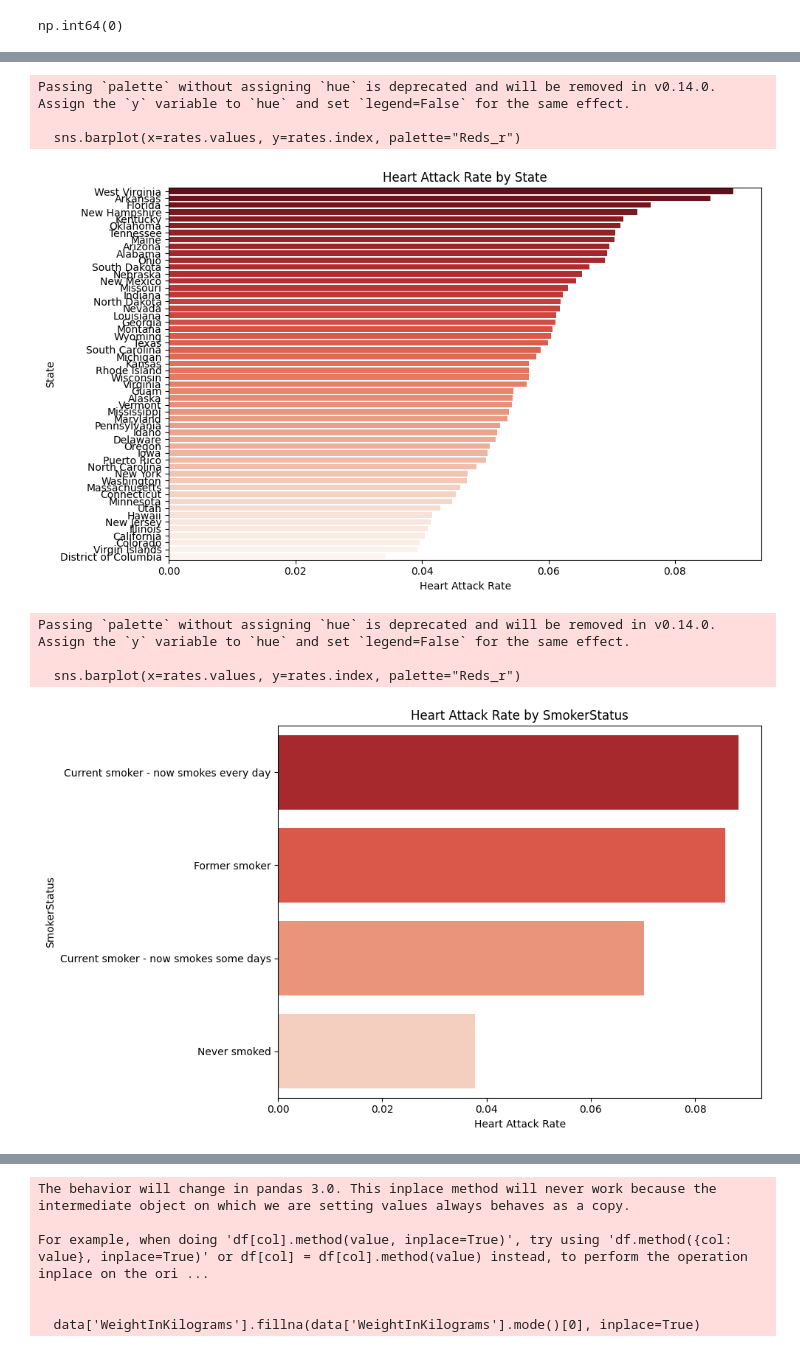
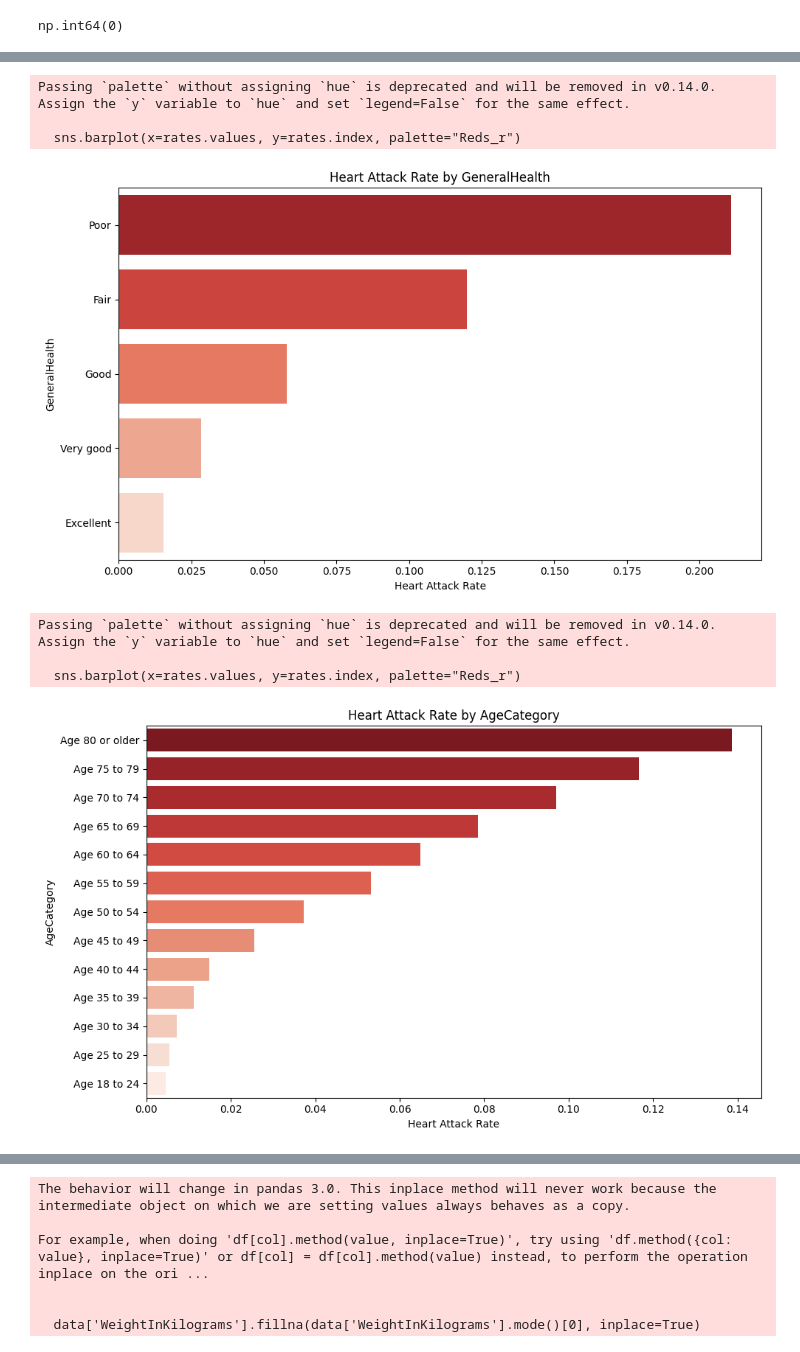
Before and after one commit to am-galal/healthcare-predictive-analytical-application-for-heart-diseases, a Jupyter notebook: Graduation_project.ipynb, the cells around one changed output, grey strips where cells are left out. Cells and saved outputs as stored; diff of their text form; code cells hidden in the pictures.

```diff
--- a/Graduation_project.ipynb
+++ b/Graduation_project.ipynb
@@ -14,5 +12,5 @@ Drive already mounted at /content/drive; to attempt to forcibly remount, call dr
 # %%
-path = "/content/drive/MyDrive/DEPI/graduation project /dataset/heart_2022_with_nans.csv"
+path = "/content/heart_2022_with_nans.csv"
 data=pd.read_csv(path)
 # %%
 data.head()
@@ -52,5 +50,6 @@ np.int64(157)
 # %%
-data=data.drop_duplicates()
+#dop dublicates but keep once
+data.drop_duplicates(inplace=True)
 data.duplicated().sum()
 # %% [output]
 np.int64(0)
@@ -192,0 +225,20 @@ def plot_heart_attack_rate_by(column):
+# %%
+plt.figure(figsize=(12, 6))
+sns.set_style("whitegrid")
+
+barplot = sns.barplot(
+    x='State', y='Rate', data=top_10_states,
+    palette='coolwarm'
+)
+
+plt.xticks(rotation=45)
+
+# Add text labels on top of bars
+for index, value in enumerate(top_10_states['Rate']):
+    plt.text(index, value + 0.3, f"{value:.2f}%", ha='center')
+
+plt.title("Top 10 U.S. States by Heart Attack Rate", fontsize=16)
+plt.xlabel("State")
+plt.ylabel("Heart Attack Rate (%)")
+plt.tight_layout()
+plt.show()
@@ -193,14 +329,14 @@ def plot_heart_attack_rate_by(column):
 # %%
-plot_heart_attack_rate_by("State")
+plot_heart_attack_rate_by("GeneralHealth")
 # %% [output]
 Passing `palette` without assigning `hue` is deprecated and will be removed in v0.14.0. Assign the `y` variable to `hue` and set `legend=False` for the same effect.
 
   sns.barplot(x=rates.values, y=rates.index, palette="Reds_r")
-[figure, old version]
+[figure, new version]
 # %%
-plot_heart_attack_rate_by("SmokerStatus")
+plot_heart_attack_rate_by("AgeCategory")
 # %% [output]
 Passing `palette` without assigning `hue` is deprecated and will be removed in v0.14.0. Assign the `y` variable to `hue` and set `legend=False` for the same effect.
 
   sns.barplot(x=rates.values, y=rates.index, palette="Reds_r")
-[figure, old version]
+[figure, new version]
```
Also changed, not shown: parts of 17 cells of this notebook.
